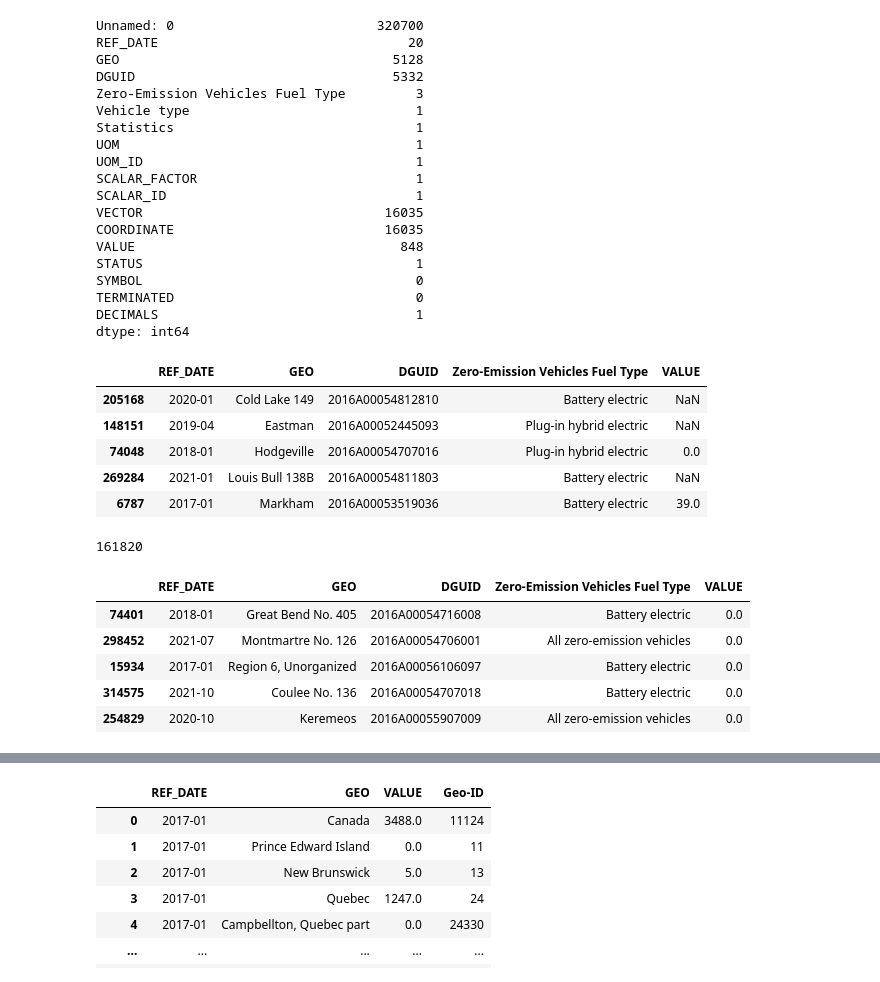
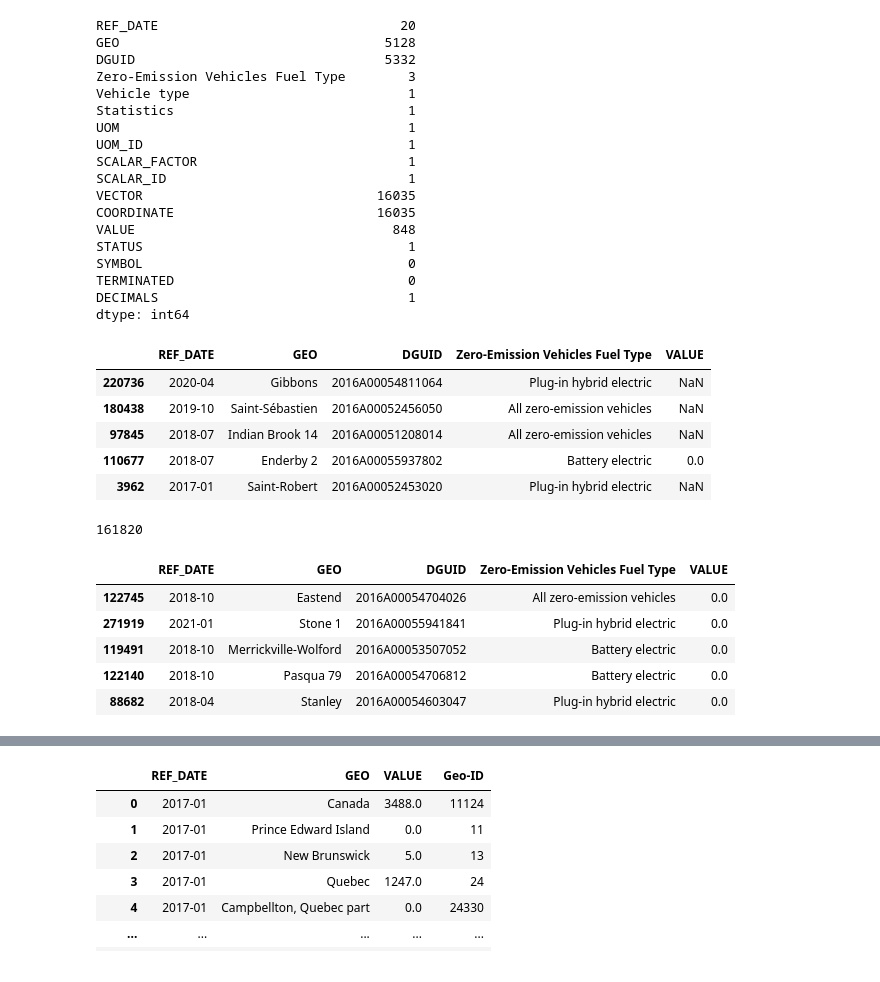
Before and after one commit to JorMerr/EV_charging_locations, a Jupyter notebook: dataset_cleaning.ipynb, the cells around one changed output, grey strips where cells are left out. Cells and saved outputs as stored; diff of their text form; code cells hidden in the pictures.

Commit message:
Initial Cleaning completed on EV registration and charging station datasets

```diff
--- a/dataset_cleaning.ipynb
+++ b/dataset_cleaning.ipynb
@@ -5,7 +5,5 @@ from pathlib import Path
 # %%
 # Create reference paths to the raw dataset
 path = "raw_datasets/"
-EV_path = path + "EV_sales_table_raw.csv"
-EV_df = pd.read_csv(EV_path)
-# Confirm file is read to DataFrame correctly
-EV_df.head(10)
+EV_registrations_path = path + "EV_sales_table_raw.csv"
+EV_stations_raw = path + "EV_stations_raw.csv"
@@ -23,0 +10,4 @@ EV_df.head(10)
+# %%
+EV__registrations_df = pd.read_csv(EV_registrations_path, index_col=0)
+# Confirm file is read to DataFrame correctly
+EV__registrations_df.head(10)
@@ -53,64 +55,63 @@ dtypes: float64(3), int64(4), object(11)
 memory usage: 44.0+ MB
 # %%
 # Check number of unique values in all columns
-EV_df.nunique()
+EV__registrations_df.nunique()
 # %% [output]
-Unnamed: 0                          320700
-REF_DATE                                20
-GEO                                   5128
-DGUID                                 5332
-Zero-Emission Vehicles Fuel Type         3
-Vehicle type                             1
-Statistics                               1
-UOM                                      1
-UOM_ID                                   1
-SCALAR_FACTOR                            1
-SCALAR_ID                                1
-VECTOR                               16035
-COORDINATE                           16035
-VALUE                                  848
-STATUS                                   1
-SYMBOL                                   0
-TERMINATED                               0
-DECIMALS                                 1
+REF_DATE                               20
+GEO                                  5128
+DGUID                                5332
+Zero-Emission Vehicles Fuel Type        3
+Vehicle type                            1
+Statistics                              1
+UOM                                     1
+UOM_ID                                  1
+SCALAR_FACTOR                           1
+SCALAR_ID                               1
+VECTOR                              16035
+COORDINATE                          16035
+VALUE                                 848
+STATUS                                  1
+SYMBOL                                  0
+TERMINATED                              0
+DECIMALS                                1
 dtype: int64
 # %%
 # Drop columns with 1 or 0 number of unique values and "Unnamed: 0" as it matches the index
 # Drop Vector and Coordinate columns, as they do not provide meaningful data for this analysis
-EV_df = EV_df.drop(["Unnamed: 0",
+EV__registrations_df = EV__registrations_df.drop([
                 "Vehicle type",
                 "Statistics",
                 "UOM",
                 "UOM_ID",
                 "SCALAR_FACTOR",
                 "SCALAR_ID",
                 "VECTOR",
                 "COORDINATE",
                 "STATUS",
                 "SYMBOL",
                 "TERMINATED",
                 "DECIMALS"], axis=1)
-EV_df.sample(5)
+EV__registrations_df.sample(5)
 # %% [output]
 |  | REF_DATE | GEO | DGUID | Zero-Emission Vehicles Fuel Type | VALUE |
-| 205168 | 2020-01 | Cold Lake 149 | 2016A00054812810 | Battery electric | NaN |
-| 148151 | 2019-04 | Eastman | 2016A00052445093 | Plug-in hybrid electric | NaN |
-| 74048 | 2018-01 | Hodgeville | 2016A00054707016 | Plug-in hybrid electric | 0.0 |
-| 269284 | 2021-01 | Louis Bull 138B | 2016A00054811803 | Battery electric | NaN |
-| 6787 | 2017-01 | Markham | 2016A00053519036 | Battery electric | 39.0 |
+| 220736 | 2020-04 | Gibbons | 2016A00054811064 | Plug-in hybrid electric | NaN |
+| 180438 | 2019-10 | Saint-Sébastien | 2016A00052456050 | All zero-emission vehicles | NaN |
+| 97845 | 2018-07 | Indian Brook 14 | 2016A00051208014 | All zero-emission vehicles | NaN |
+| 110677 | 2018-07 | Enderby 2 | 2016A00055937802 | Battery electric | 0.0 |
+| 3962 | 2017-01 | Saint-Robert | 2016A00052453020 | Plug-in hybrid electric | NaN |
 # %%
 # Drop rows with any NaN values remaining
-EV_cleaned_df = EV_df.dropna()
+EV_cleaned_df = EV__registrations_df.dropna()
 print(EV_cleaned_df.shape[0])
 EV_cleaned_df.sample(5)
 # %% [output]
 161820
 |  | REF_DATE | GEO | DGUID | Zero-Emission Vehicles Fuel Type | VALUE |
-| 74401 | 2018-01 | Great Bend No. 405 | 2016A00054716008 | Battery electric | 0.0 |
-| 298452 | 2021-07 | Montmartre No. 126 | 2016A00054706001 | All zero-emission vehicles | 0.0 |
-| 15934 | 2017-01 | Region 6, Unorganized | 2016A00056106097 | Battery electric | 0.0 |
-| 314575 | 2021-10 | Coulee No. 136 | 2016A00054707018 | Battery electric | 0.0 |
-| 254829 | 2020-10 | Keremeos | 2016A00055907009 | All zero-emission vehicles | 0.0 |
+| 122745 | 2018-10 | Eastend | 2016A00054704026 | All zero-emission vehicles | 0.0 |
+| 271919 | 2021-01 | Stone 1 | 2016A00055941841 | Plug-in hybrid electric | 0.0 |
+| 119491 | 2018-10 | Merrickville-Wolford | 2016A00053507052 | Battery electric | 0.0 |
+| 122140 | 2018-10 | Pasqua 79 | 2016A00054706812 | Battery electric | 0.0 |
+| 88682 | 2018-04 | Stanley | 2016A00054603047 | Plug-in hybrid electric | 0.0 |
 # %%
 # Filter rows for All zero-emission vehicles to remove duplicated information
 all_zev = EV_cleaned_df["Zero-Emission Vehicles Fuel Type"] == "All zero-emission vehicles"
```
Also changed, not shown: parts of 20 cells of this notebook, 4 other files.
